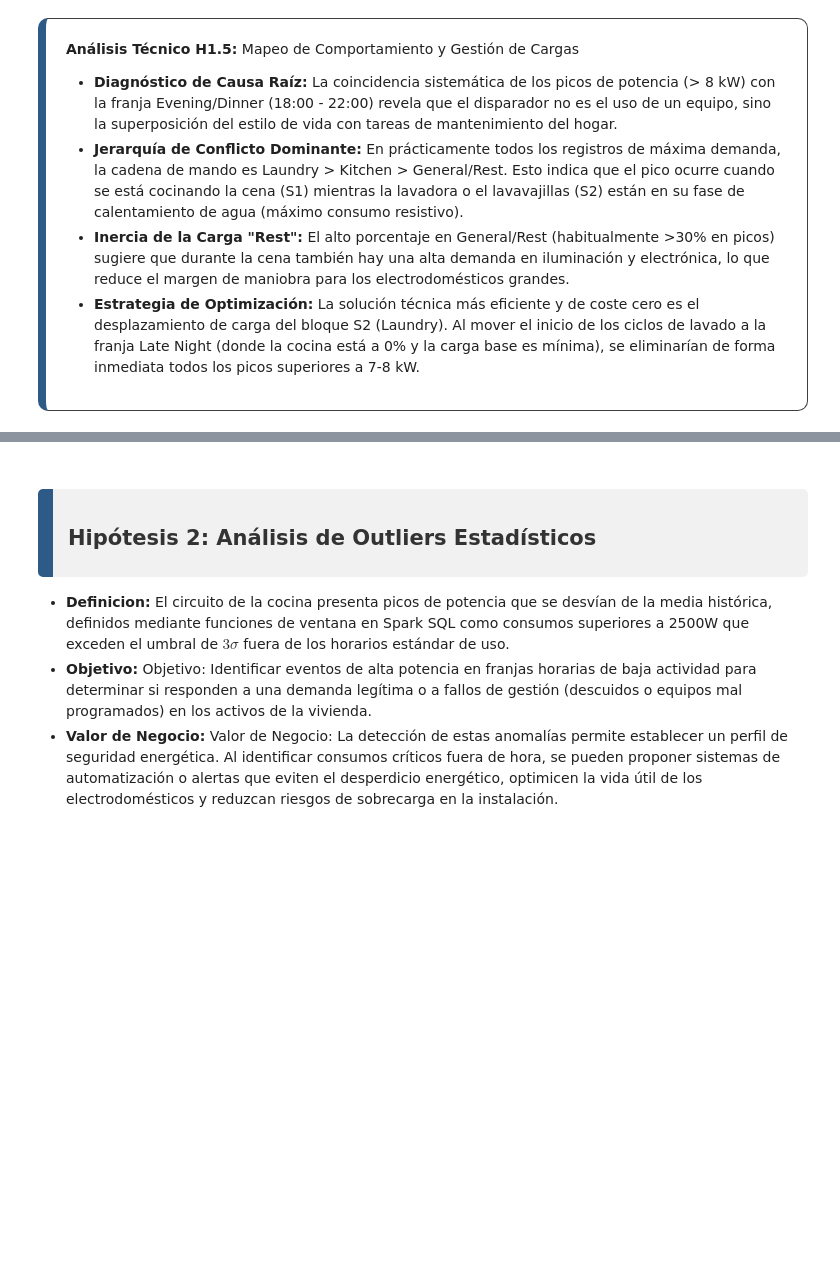
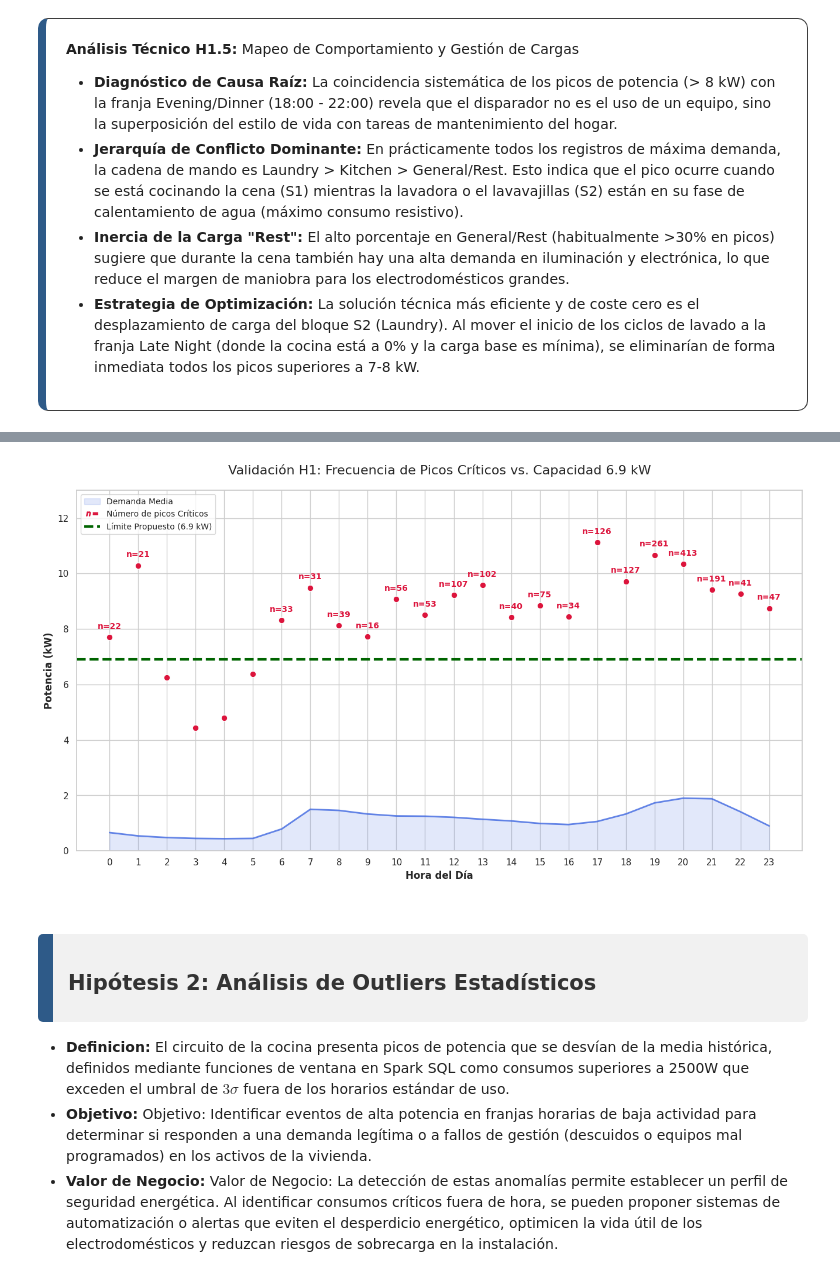
Before and after one commit to aitor-industrial-data/Data-Projects-Repo, a Jupyter notebook: 03_SQL_Big_Data_Spark/03.01_CAPSTONE_Industrial_Energy_Analytics/notebooks/01_EDA_Electric_Data.ipynb, the cells around one changed output, grey strips where cells are left out. Cells and saved outputs as stored; diff of their text form; code cells hidden in the pictures; blank space fills up the shorter version.

```diff
--- a/03_SQL_Big_Data_Spark/03.01_CAPSTONE_Industrial_Energy_Analytics/notebooks/01_EDA_Electric_Data.ipynb
+++ b/03_SQL_Big_Data_Spark/03.01_CAPSTONE_Industrial_Energy_Analytics/notebooks/01_EDA_Electric_Data.ipynb
@@ -670,0 +776,77 @@ La instalación se encuentra actualmente sobredimensionada en un escenario que s
+# %%
+import matplotlib.pyplot as plt
+import seaborn as sns
+import matplotlib.lines as mlines
+
+# 1. Preparación de datos (convertir de Spark a Pandas y ordenar)
+df_viz = H1_Validation_Report.toPandas()
+df_viz['Hour'] = df_viz['Hour'].astype(int)
+df_viz = df_viz.sort_values('Hour')
+
+plt.figure(figsize=(16, 8))
+sns.set_theme(style="whitegrid")
+
+# --- ÁREA DE CONSUMO MEDIO ---
+plt.fill_between(df_viz['Hour'], df_viz['avg_power_kw'], color="royalblue", alpha=0.15, label='Demanda Media')
+plt.plot(df_viz['Hour'], df_viz['avg_power_kw'], color="royalblue", lw=2, alpha=0.8)
+
+# --- LOS PICOS Y SU FRECUENCIA ---
+# Dibujamos los puntos rojos de los picos
+plt.scatter(df_viz['Hour'], df_viz['peak_kw'], color="crimson", s=60, edgecolors='white', zorder=5)
+
+# Añadimos las etiquetas de frecuencia (n=X) sobre cada punto rojo
+for i, row in df_viz.iterrows():
+    if row['critical_events'] > 0:
+        plt.text(
+            row['Hour'],
+            row['peak_kw'] + 0.3, # Posición arriba del punto
+            f"n={int(row['critical_events'])}", # Notación de frecuencia
+            color='crimson',
+            fontsize=10,
+            fontweight='bold',
+            ha='center'
+        )
+
+# --- LÍMITE OBJETIVO 6.9 kW ---
+plt.axhline(y=6.9, color='darkgreen', linestyle='--', linewidth=3, label='Límite Propuesto (6.9 kW)')
+
+# 4. CREACIÓN DE LEYENDA AVANZADA (CORREGIDO)
+# Recuperamos las leyendas automáticas (Demanda Media y Límite Propuesto)
+handles, labels = plt.gca().get_legend_handles_labels()
+
+# Creamos un objeto de leyenda personalizado para explicar 'n=' en rojo
+n_legend = mlines.Line2D([], [], color='white', marker='$n=$', markerfacecolor='crimson',
+                          markeredgecolor='crimson', markersize=14, label='Número de picos Críticos')
+
+# Unificamos las leyendas en el orden correcto
+all_handles = [handles[0], n_legend, handles[1]]
+all_labels = [labels[0], n_legend.get_label(), labels[1]]
+
+# Mostramos la leyenda definitiva
+plt.legend(handles=all_handles, labels=all_labels, loc='upper left', frameon=True, fontsize=10)
+
+# 5. Títulos y Etiquetas Profesionales
+plt.title("Validación H1: Frecuencia de Picos Críticos vs. Capacidad 6.9 kW", fontsize=16, pad=20)
+plt.ylabel("Potencia (kW)", fontweight='bold')
+plt.xlabel("Hora del Día", fontweight='bold')
+plt.xticks(range(0, 24))
+plt.ylim(0, 13) # Espacio para las etiquetas de texto
+
+
+# 6. Exportar archivo
+
+import os
+import getpass
+
+# Detectamos el usuario de Windows de forma anónima
+win_user = os.popen("cmd.exe /c echo %USERNAME%").read().strip()
+
+# Construimos la ruta 'puente' entre WSL y Windows
+base_path = f"/mnt/c/Users/{win_user}/Documents/Data-Projects-Repo/03_SQL_Big_Data_Spark/03.01_CAPSTONE_Industrial_Energy_Analytics"
+
+# Definimos las carpetas de destino
+plot_path = os.path.join(base_path, "docs", "H1_Frequency_LoadShift_Plot.png")
+
+# Guardar Gráfico
+plt.savefig(plot_path, dpi=300, bbox_inches='tight')
+# %% [output]
@@ -671,3 +865,4 @@ La instalación se encuentra actualmente sobredimensionada en un escenario que s
+[figure, added]
 # %% [markdown]
 <div id="h2" style="background-color: #f1f1f1; padding: 10px 15px;border-radius: 5px; border-left: 15px solid #2e5a88; margin-top: 30px; margin-bottom: 15px;">
     <h2 style="color: #333; margin: 0; font-size: 1.5em;">Hipótesis 2: Análisis de Outliers Estadísticos</h2>
```
Also changed, not shown: parts of 59 cells of this notebook, 3 other files.
